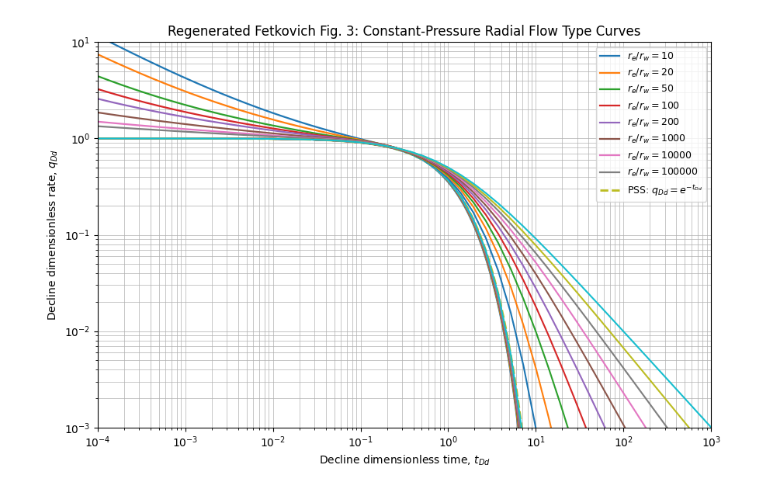
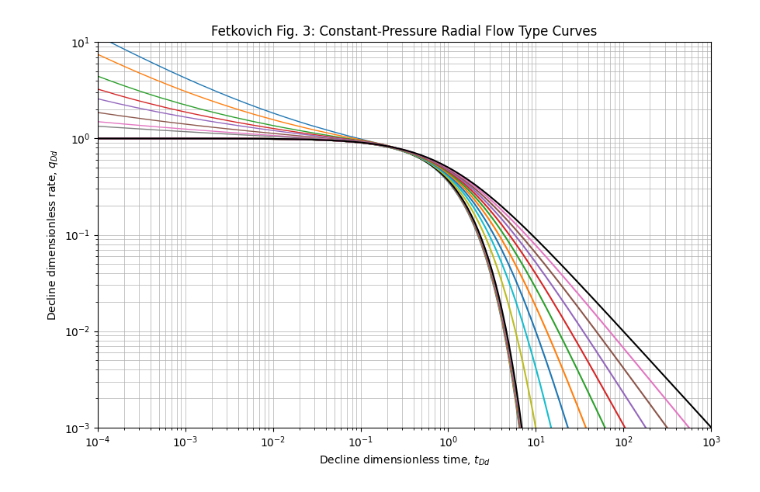
Before and after one commit to jshiriyev/data-driven-forecasting, a Jupyter notebook: docs/transient_analysis/1980_decline_curve_analysis_Fetkovich/1980_Fetkovich.ipynb, the cells around one changed output. Saved outputs shown, nothing was run; the diff lists cells and outputs as text; code cells hidden in the pictures.

```diff
--- a/docs/transient_analysis/1980_decline_curve_analysis_Fetkovich/1980_Fetkovich.ipynb
+++ b/docs/transient_analysis/1980_decline_curve_analysis_Fetkovich/1980_Fetkovich.ipynb
@@ -205,45 +43,28 @@ def fetkovich_transform(tDd: np.ndarray, reD: float) -> tuple[np.ndarray, np.nda
-# %%
-# Decline-curve dimensionless time range.
-tDd = np.logspace(-4, 1, 180)
-
-# Approximate radius ratios shown in Fetkovich Fig. 3.
-reD_values = [10, 20, 50, 100, 200, 1_000, 10_000, 100_000]
-
-plt.figure(figsize=(9, 6))
-
-for reD in reD_values:
-    x, y = fetkovich_transform(tDd, reD)
-
-    plt.loglog(x, y, linewidth=1.6, label=fr"$r_e/r_w={reD:g}$")
-
-# Long-time pseudo-steady-state exponential decline reference.
-# In Fetkovich decline variables, finite-boundary solutions converge to this line.
-t_exp = np.logspace(-4, 1, 180)
-q_exp = np.exp(-t_exp)
-
-plt.loglog(t_exp, q_exp, linestyle="--", linewidth=2.0, label=r"PSS: $q_{Dd}=e^{-t_{Dd}}$")
-
-t = np.logspace(-4,3)
-
-for b in np.arange(0,1.01,0.1):
-    if b == 0:
-        plt.loglog(t,Arps.exp.qDd(t))
-    elif b == 1:
-        plt.loglog(t,Arps.har.qDd(t))
-    else:
-        plt.loglog(t,Arps.hyp.qDd(b, t))
-
-plt.xlabel(r"Decline dimensionless time, $t_{Dd}$")
-plt.ylabel(r"Decline dimensionless rate, $q_{Dd}$")
-plt.title("Regenerated Fetkovich Fig. 3: Constant-Pressure Radial Flow Type Curves")
-
-plt.xlim(1e-4, 1e3)
-plt.ylim(1e-3, 1e1)
-
-plt.grid(True, which="both", linewidth=0.5)
-plt.legend(fontsize=9)
-plt.tight_layout()
-
-plt.show()
-# %% [output]
-[figure, removed]
+# %%
+tDd = np.logspace(-4, 3, 180)
+reD_values = [10, 20, 50, 100, 200, 1_000, 10_000, 100_000]
+
+plt.figure(figsize=(9, 6))
+
+for reD in reD_values:
+    qDd = typex.Fetkovich.radial_constant_pressure(tDd, reD, degree = 20)
+    plt.loglog(tDd, qDd, linewidth=1, label=fr"$r_eD={reD:g}$")
+
+for b in np.arange(0,1.01,0.1):
+    color = "black" if b == 0 or b == 1 else None
+    qDd = typex.Fetkovich.arps_decline(tDd, b)
+    plt.loglog(tDd, qDd, color = color, label=fr"$b={b:g}$")
+
+plt.xlabel(r"Decline dimensionless time, $t_{Dd}$")
+plt.ylabel(r"Decline dimensionless rate, $q_{Dd}$")
+plt.title("Fetkovich Fig. 3: Constant-Pressure Radial Flow Type Curves")
+
+plt.xlim(1e-4, 1e3)
+plt.ylim(1e-3, 1e1)
+
+plt.grid(True, which="both", linewidth=0.5)
+# plt.legend(fontsize=9)
+plt.tight_layout()
+plt.show()
+# %% [output]
+[figure, added]
```
Also changed, not shown: parts of 5 cells of this notebook, 6 other files.
